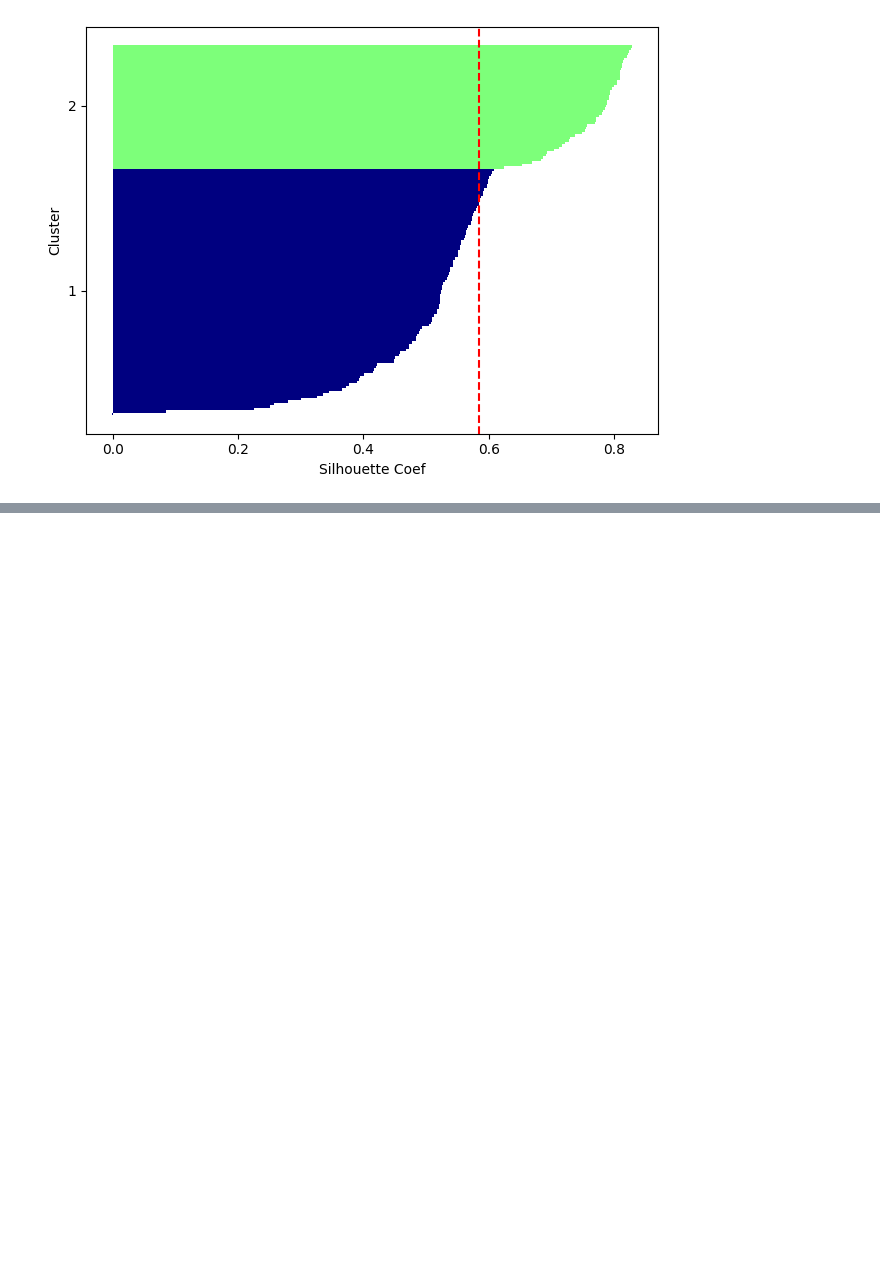
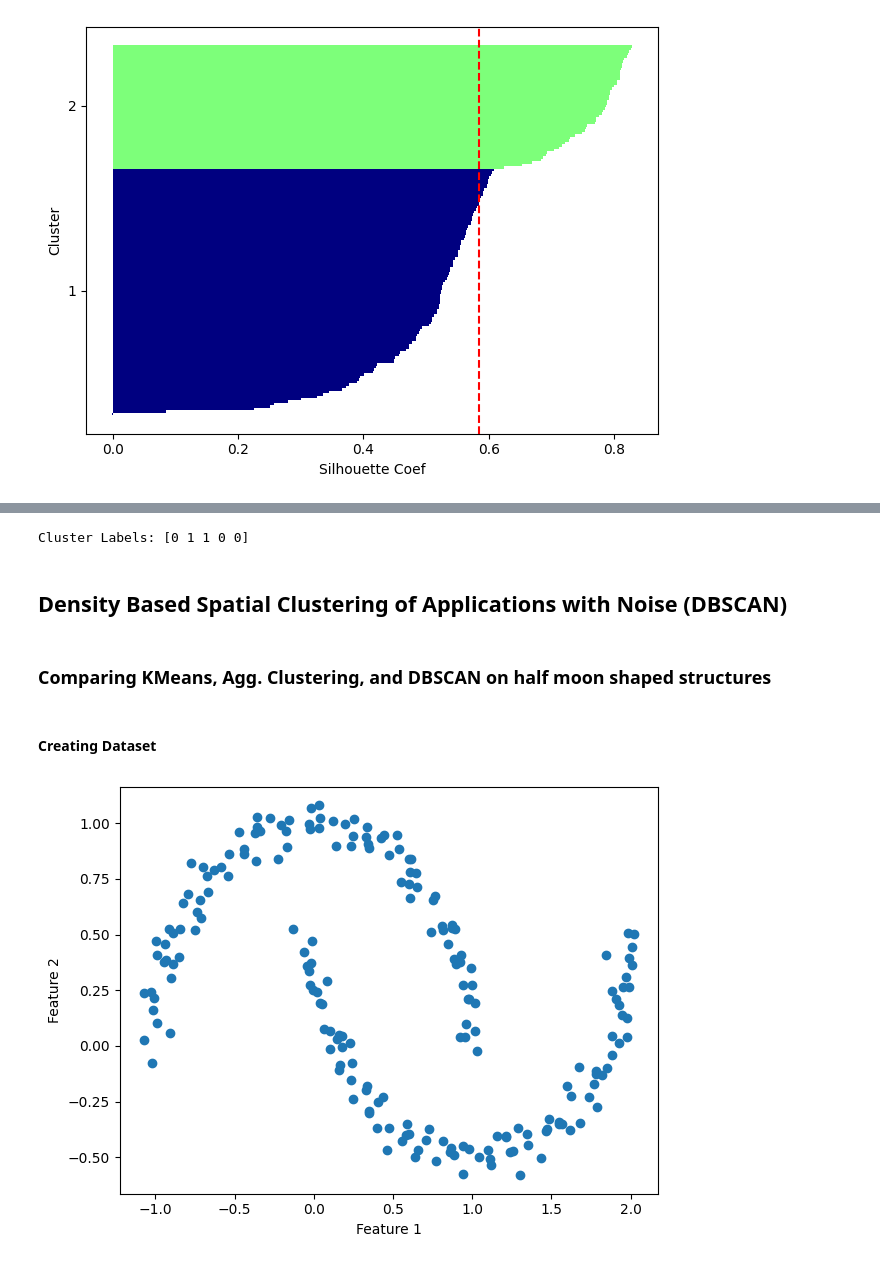
Before and after one commit to Jstafford98/Machine-Learning-with-PyTorch-and-Scikit-Learn, a Jupyter notebook: src/Chapter10.ipynb, the cells around one changed output, grey strips where cells are left out. Saved outputs shown, nothing was run; the diff lists cells and outputs as text; code cells hidden in the pictures; blank space fills up the shorter version.

```diff
--- a/src/Chapter10.ipynb
+++ b/src/Chapter10.ipynb
@@ -246,0 +388,25 @@ plt.show()
+# %%
+''' pruning for ID_3 '''
+ac = AgglomerativeClustering(n_clusters=2, metric='euclidean', linkage='complete')
+
+labels = ac.fit_predict(X)
+
+print(f'Cluster Labels: {labels}')
+# %% [output]
+Cluster Labels: [0 1 1 0 0]
+# %% [markdown]
+## Density Based Spatial Clustering of Applications with Noise (DBSCAN)
+# %% [markdown]
+### Comparing KMeans, Agg. Clustering, and DBSCAN on half moon shaped structures
+# %% [markdown]
+#### Creating Dataset
+# %%
+X, y = make_moons(n_samples=200, noise=.05, random_state=0)
+
+plt.scatter(X[:, 0], X[:, 1])
+plt.xlabel("Feature 1")
+plt.ylabel("Feature 2")
+plt.tight_layout()
+plt.show()
+# %% [output]
+[figure, added]
```
Also changed, not shown: parts of 21 cells of this notebook.
